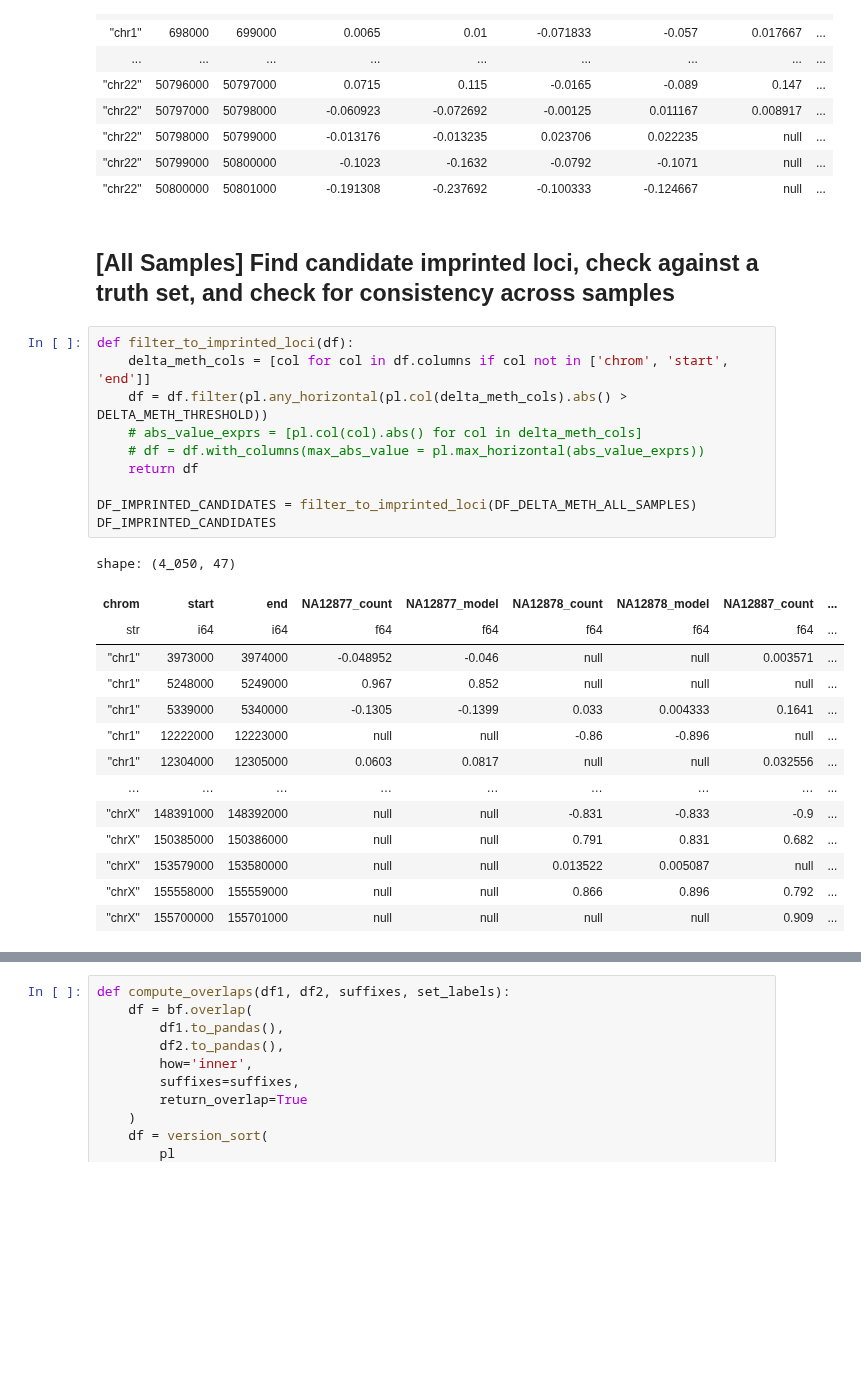
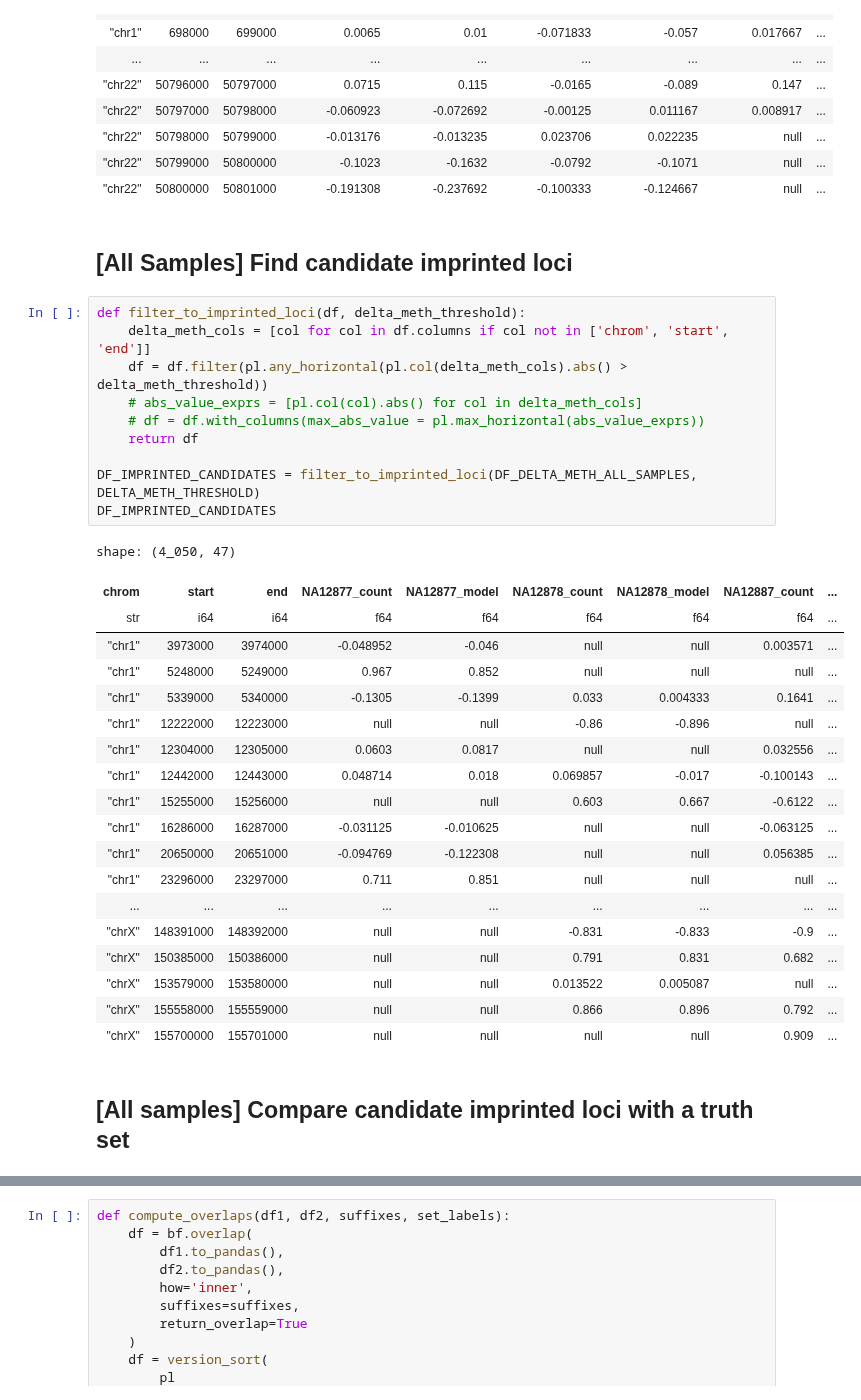
Before and after one commit to quinlan-lab/tapestry, a Jupyter notebook: analysis/imprinting.ipynb, the cells around one changed output, grey strips where cells are left out. Cells and saved outputs as stored; diff of their text form; blank space fills up the shorter version.

```diff
--- a/analysis/imprinting.ipynb
+++ b/analysis/imprinting.ipynb
@@ -210,32 +234,39 @@ shape: (2_335_886, 47)
 | "chr22" | 50799000 | 50800000 | -0.1023 | -0.1632 | -0.0792 | -0.1071 | null | ... |
 | "chr22" | 50800000 | 50801000 | -0.191308 | -0.237692 | -0.100333 | -0.124667 | null | ... |
 # %% [markdown]
-## [All Samples] Find candidate imprinted loci, check against a truth set, and check for consistency across samples
+## [All Samples] Find candidate imprinted loci
 # %%
-def filter_to_imprinted_loci(df):
+def filter_to_imprinted_loci(df, delta_meth_threshold):
     delta_meth_cols = [col for col in df.columns if col not in ['chrom', 'start', 'end']]
-    df = df.filter(pl.any_horizontal(pl.col(delta_meth_cols).abs() > DELTA_METH_THRESHOLD))
+    df = df.filter(pl.any_horizontal(pl.col(delta_meth_cols).abs() > delta_meth_threshold))
     # abs_value_exprs = [pl.col(col).abs() for col in delta_meth_cols]
     # df = df.with_columns(max_abs_value = pl.max_horizontal(abs_value_exprs))
     return df
 
-DF_IMPRINTED_CANDIDATES = filter_to_imprinted_loci(DF_DELTA_METH_ALL_SAMPLES)
+DF_IMPRINTED_CANDIDATES = filter_to_imprinted_loci(DF_DELTA_METH_ALL_SAMPLES, DELTA_METH_THRESHOLD)
 DF_IMPRINTED_CANDIDATES
 # %% [output]
 shape: (4_050, 47)
 | chrom | start | end | NA12877_count | NA12877_model | NA12878_count | NA12878_model | NA12887_count | ... |
 | str | i64 | i64 | f64 | f64 | f64 | f64 | f64 | ... |
 | "chr1" | 3973000 | 3974000 | -0.048952 | -0.046 | null | null | 0.003571 | ... |
 | "chr1" | 5248000 | 5249000 | 0.967 | 0.852 | null | null | null | ... |
 | "chr1" | 5339000 | 5340000 | -0.1305 | -0.1399 | 0.033 | 0.004333 | 0.1641 | ... |
 | "chr1" | 12222000 | 12223000 | null | null | -0.86 | -0.896 | null | ... |
 | "chr1" | 12304000 | 12305000 | 0.0603 | 0.0817 | null | null | 0.032556 | ... |
-| … | … | … | … | … | … | … | … | ... |
+| "chr1" | 12442000 | 12443000 | 0.048714 | 0.018 | 0.069857 | -0.017 | -0.100143 | ... |
+| "chr1" | 15255000 | 15256000 | null | null | 0.603 | 0.667 | -0.6122 | ... |
+| "chr1" | 16286000 | 16287000 | -0.031125 | -0.010625 | null | null | -0.063125 | ... |
+| "chr1" | 20650000 | 20651000 | -0.094769 | -0.122308 | null | null | 0.056385 | ... |
+| "chr1" | 23296000 | 23297000 | 0.711 | 0.851 | null | null | null | ... |
+| ... | ... | ... | ... | ... | ... | ... | ... | ... |
 | "chrX" | 148391000 | 148392000 | null | null | -0.831 | -0.833 | -0.9 | ... |
 | "chrX" | 150385000 | 150386000 | null | null | 0.791 | 0.831 | 0.682 | ... |
 | "chrX" | 153579000 | 153580000 | null | null | 0.013522 | 0.005087 | null | ... |
 | "chrX" | 155558000 | 155559000 | null | null | 0.866 | 0.896 | 0.792 | ... |
 | "chrX" | 155700000 | 155701000 | null | null | null | null | 0.909 | ... |
+# %% [markdown]
+## [All samples] Compare candidate imprinted loci with a truth set
 # %%
 def read_truth_set_imprinted_loci():
     df = (
```
Also changed, not shown: parts of 17 cells of this notebook.
